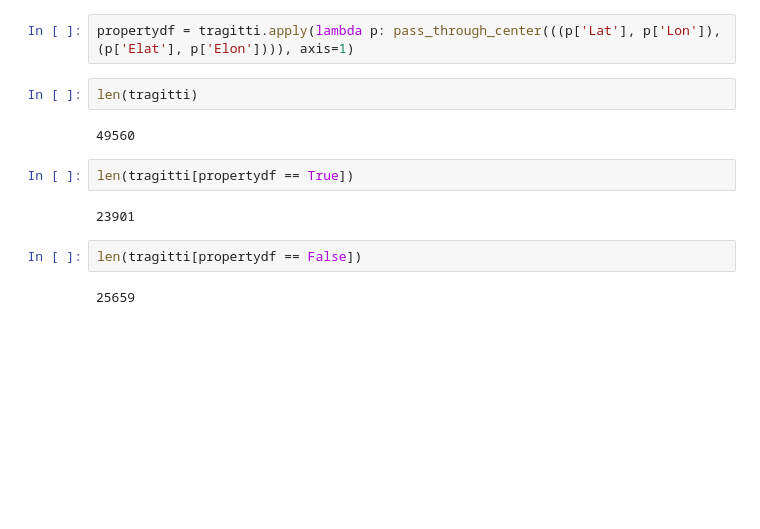
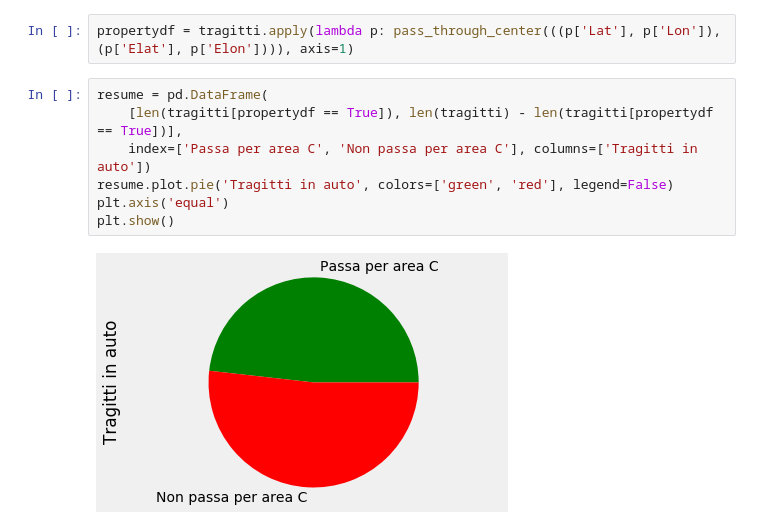
Before and after one commit to mmastrapasqua7/kowalskianalysis, a Jupyter notebook: jupyter/8_ConfrontoTratteCheAttraversanoIlCentro.ipynb, the cells around one changed output. Saved outputs shown, nothing was run; the diff lists cells and outputs as text; blank space fills up the shorter version.

```diff
--- a/jupyter/8_ConfrontoTratteCheAttraversanoIlCentro.ipynb
+++ b/jupyter/8_ConfrontoTratteCheAttraversanoIlCentro.ipynb
@@ -48,15 +54,12 @@ def pass_through_center(tratta):
         return False
 # %%
 propertydf = tragitti.apply(lambda p: pass_through_center(((p['Lat'], p['Lon']), (p['Elat'], p['Elon']))), axis=1)
-# %%
-len(tragitti)
-# %% [output]
-49560
-# %%
-len(tragitti[propertydf == True])
-# %% [output]
-23901
-# %%
-len(tragitti[propertydf == False])
-# %% [output]
-25659
+# %%
+resume = pd.DataFrame(
+    [len(tragitti[propertydf == True]), len(tragitti) - len(tragitti[propertydf == True])],
+    index=['Passa per area C', 'Non passa per area C'], columns=['Tragitti in auto'])
+resume.plot.pie('Tragitti in auto', colors=['green', 'red'], legend=False)
+plt.axis('equal')
+plt.show()
+# %% [output]
+[figure, added]
```
Also changed, not shown: parts of 4 cells of this notebook, 10 other files.
